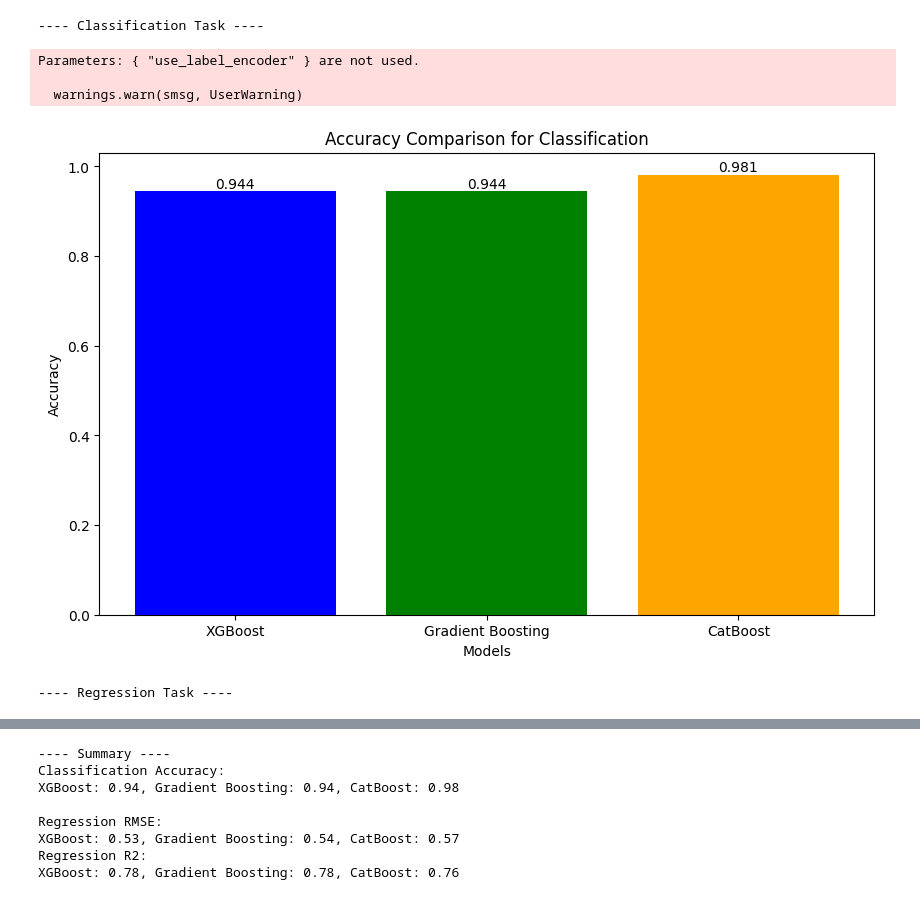
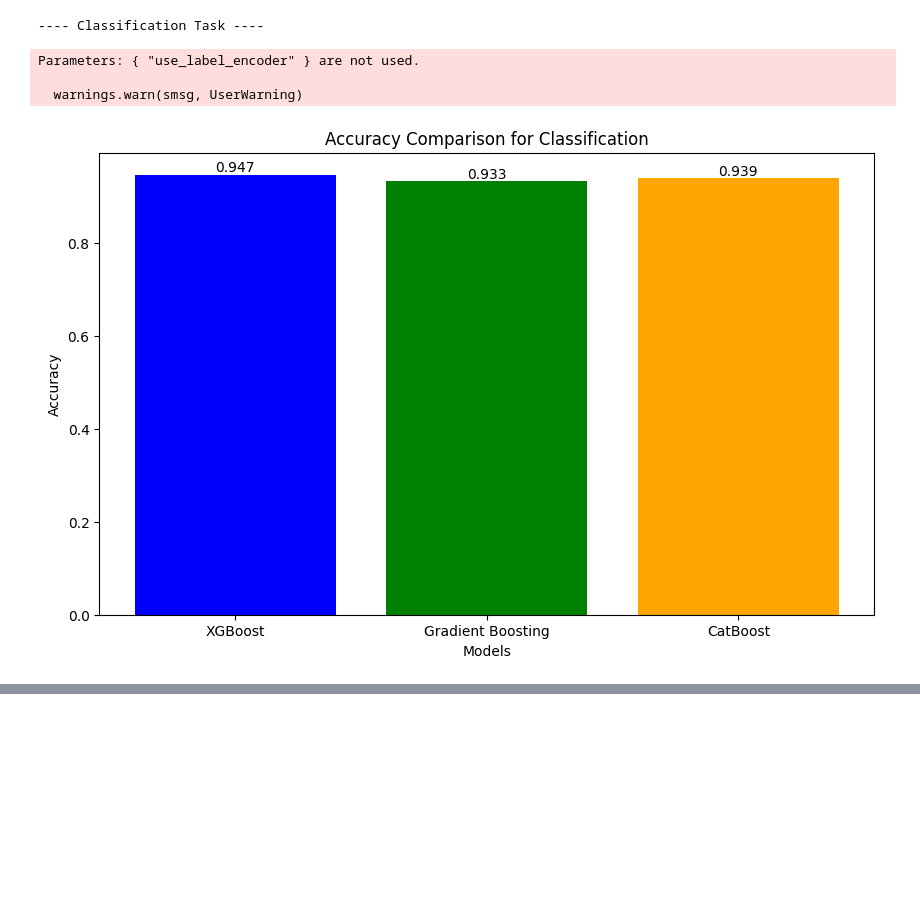
Before and after one commit to MrArthor/Big_Data_Analysis_Learning, a Jupyter notebook: Practical_Machine_Learning/Lab_Work/Basic_Implementations/XGBC__XGBR_GBC_GBR_CATBC_CATBR.ipynb, the cells around one changed output, grey strips where cells are left out. Saved outputs shown, nothing was run; the diff lists cells and outputs as text; code cells hidden in the pictures; blank space fills up the shorter version.

```diff
--- a/Practical_Machine_Learning/Lab_Work/Basic_Implementations/XGBC__XGBR_GBC_GBR_CATBC_CATBR.ipynb
+++ b/Practical_Machine_Learning/Lab_Work/Basic_Implementations/XGBC__XGBR_GBC_GBR_CATBC_CATBR.ipynb
@@ -21,82 +21,45 @@ def plot_comparison(models, metrics, task, metric_name):
     plt.show()
 
 # ---- Classification ----
 print("---- Classification Task ----")
 
 # Load Wine dataset
-wine = load_wine()
-X, y = wine.data, wine.target
+
+X, y = make_classification(
+    n_samples=10000,    # Number of samples
+    n_features=20,     # Number of features
+    n_informative=20,  # Number of informative features
+    n_redundant=0,     # Number of redundant features
+    random_state=42
+)
+learni = 1
+
+
 X_train, X_test, y_train, y_test = train_test_split(X, y, test_size=0.3, random_state=42)
 
 # XGBoost Classifier
-xgb_clf = XGBClassifier(learning_rate=0.2, max_depth=3, n_estimators=100, use_label_encoder=False, random_state=42)
+xgb_clf = XGBClassifier(learning_rate=learni, max_depth=3, n_estimators=100, use_label_encoder=False, random_state=42)
 xgb_clf.fit(X_train, y_train)
 xgb_pred = xgb_clf.predict(X_test)
 xgb_accuracy = accuracy_score(y_test, xgb_pred)
 
 # Gradient Boosting Classifier
-gb_clf = GradientBoostingClassifier(learning_rate=0.2, max_depth=3, n_estimators=100, random_state=42)
+gb_clf = GradientBoostingClassifier(learning_rate=learni, max_depth=3, n_estimators=100, random_state=42)
 gb_clf.fit(X_train, y_train)
 gb_pred = gb_clf.predict(X_test)
 gb_accuracy = accuracy_score(y_test, gb_pred)
 
 # CatBoost Classifier
-cb_clf = CatBoostClassifier(iterations=100, learning_rate=0.2, depth=3, loss_function='MultiClass', random_seed=42, verbose=0)
+cb_clf = CatBoostClassifier(iterations=100, learning_rate=learni, depth=3, loss_function='MultiClass', random_seed=42, verbose=0)
 cb_clf.fit(X_train, y_train)
 cb_pred = cb_clf.predict(X_test)
 cb_accuracy = accuracy_score(y_test, cb_pred)
 
 # Classification Comparison Plot
 plot_comparison(["XGBoost", "Gradient Boosting", "CatBoost"], [xgb_accuracy, gb_accuracy, cb_accuracy], "Classification", "Accuracy")
-
-# ---- Regression ----
-print("\n---- Regression Task ----")
-
-# Load California Housing dataset
-housing = fetch_california_housing()
-X, y = housing.data, housing.target
-X_train, X_test, y_train, y_test = train_test_split(X, y, test_size=0.3, random_state=42)
-
-# XGBoost Regressor
-xgb_reg = XGBRegressor(learning_rate=0.1, max_depth=3, n_estimators=100, random_state=42)
-xgb_reg.fit(X_train, y_train)
-xgb_pred = xgb_reg.predict(X_test)
-xgb_rmse = np.sqrt(mean_squared_error(y_test, xgb_pred))
-xgb_r2 = r2_score(y_test, xgb_pred)
-
-# Gradient Boosting Regressor
-gb_reg = GradientBoostingRegressor(learning_rate=0.1, max_depth=3, n_estimators=100, random_state=42)
-gb_reg.fit(X_train, y_train)
-gb_pred = gb_reg.predict(X_test)
-gb_rmse = np.sqrt(mean_squared_error(y_test, gb_pred))
-gb_r2 = r2_score(y_test, gb_pred)
-
-# CatBoost Regressor
-cb_reg = CatBoostRegressor(iterations=100, learning_rate=0.1, depth=3, loss_function='RMSE', random_seed=42, verbose=0)
-cb_reg.fit(X_train, y_train)
-cb_pred = cb_reg.predict(X_test)
-cb_rmse = np.sqrt(mean_squared_error(y_test, cb_pred))
-cb_r2 = r2_score(y_test, cb_pred)
-
-# Regression Comparison Plot
-plot_comparison(["XGBoost", "Gradient Boosting", "CatBoost"], [xgb_rmse, gb_rmse, cb_rmse], "Regression", "RMSE")
-
-# ---- Summary ----
-print("\n---- Summary ----")
-
-# Classification Results
-print("Classification Accuracy:")
-print(f"XGBoost: {xgb_accuracy:.2f}, Gradient Boosting: {gb_accuracy:.2f}, CatBoost: {cb_accuracy:.2f}")
-
-# Regression Results
-print("\nRegression RMSE:")
-print(f"XGBoost: {xgb_rmse:.2f}, Gradient Boosting: {gb_rmse:.2f}, CatBoost: {cb_rmse:.2f}")
-print("Regression R2:")
-print(f"XGBoost: {xgb_r2:.2f}, Gradient Boosting: {gb_r2:.2f}, CatBoost: {cb_r2:.2f}")
 # %% [output]
 ---- Classification Task ----
 Parameters: { "use_label_encoder" } are not used.
 
   warnings.warn(smsg, UserWarning)
-[figure, old version]
+[figure, new version]
----- Regression Task ----
@@ -104,8 +65,0 @@ Parameters: { "use_label_encoder" } are not used.
----- Summary ----
-Classification Accuracy:
-XGBoost: 0.94, Gradient Boosting: 0.94, CatBoost: 0.98
-
-Regression RMSE:
-XGBoost: 0.53, Gradient Boosting: 0.54, CatBoost: 0.57
-Regression R2:
-XGBoost: 0.78, Gradient Boosting: 0.78, CatBoost: 0.76
```
Also changed, not shown: parts of 10 cells of this notebook, 21 other files.
